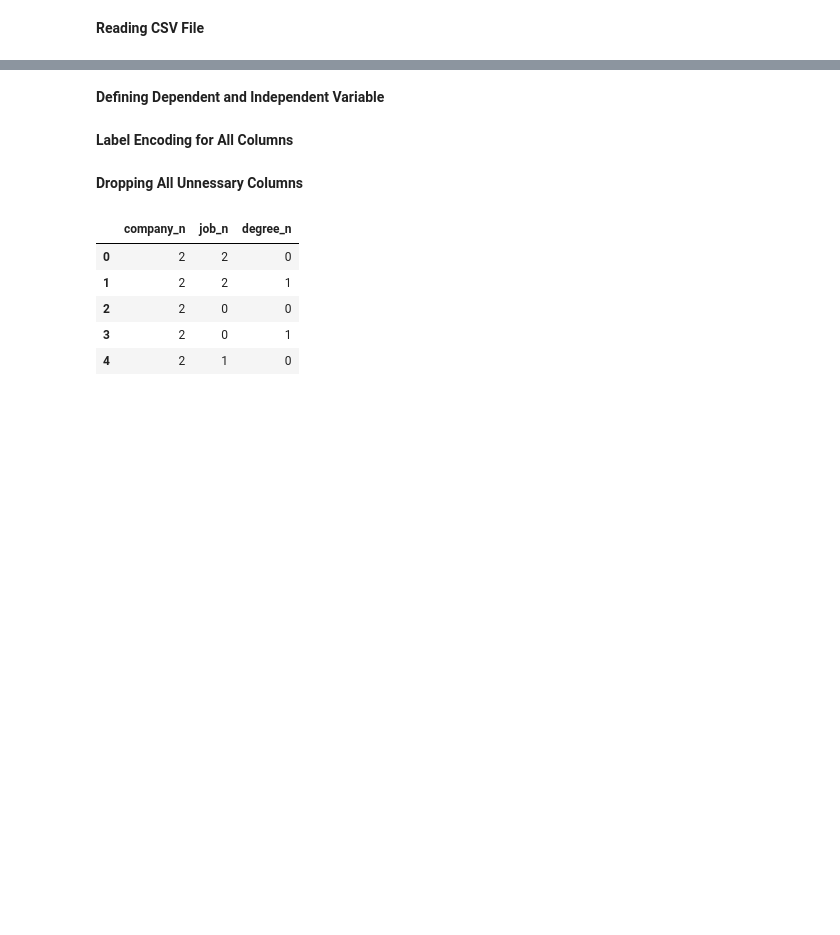
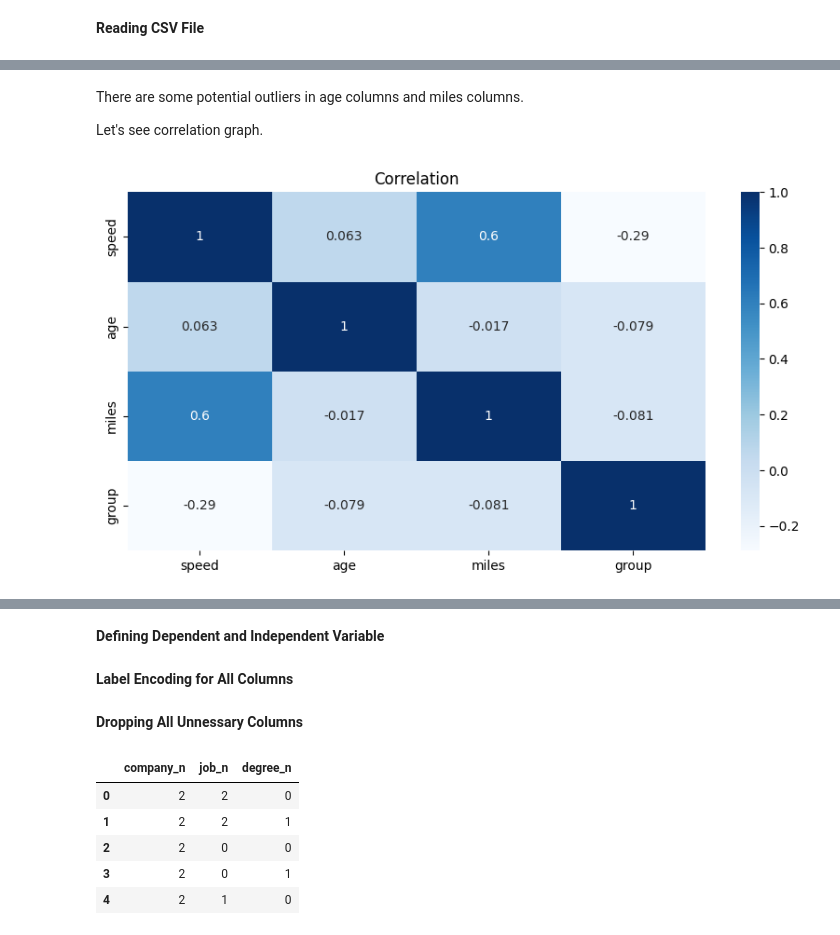
Before and after one commit to prabigya-pathak108/MachineLearningAlgorithmsPractice, a Jupyter notebook: DecisionTree/Decision Tree.ipynb, the cells around one changed output, grey strips where cells are left out. Cells and saved outputs as stored; diff of their text form; code cells hidden in the pictures; blank space fills up the shorter version.

```diff
--- a/DecisionTree/Decision Tree.ipynb
+++ b/DecisionTree/Decision Tree.ipynb
@@ -18,0 +79,11 @@ df.head()
+# %% [markdown]
+There are some potential outliers in age columns and miles columns.
+
+Let's see correlation graph.
+# %%
+plt.figure(figsize=(10,5))
+sns.heatmap(df.select_dtypes("number").corr(),annot=True,cmap="Blues")
+plt.title("Correlation")
+plt.show()
+# %% [output]
+[figure, added]
```
Also changed, not shown: parts of 33 cells of this notebook.
